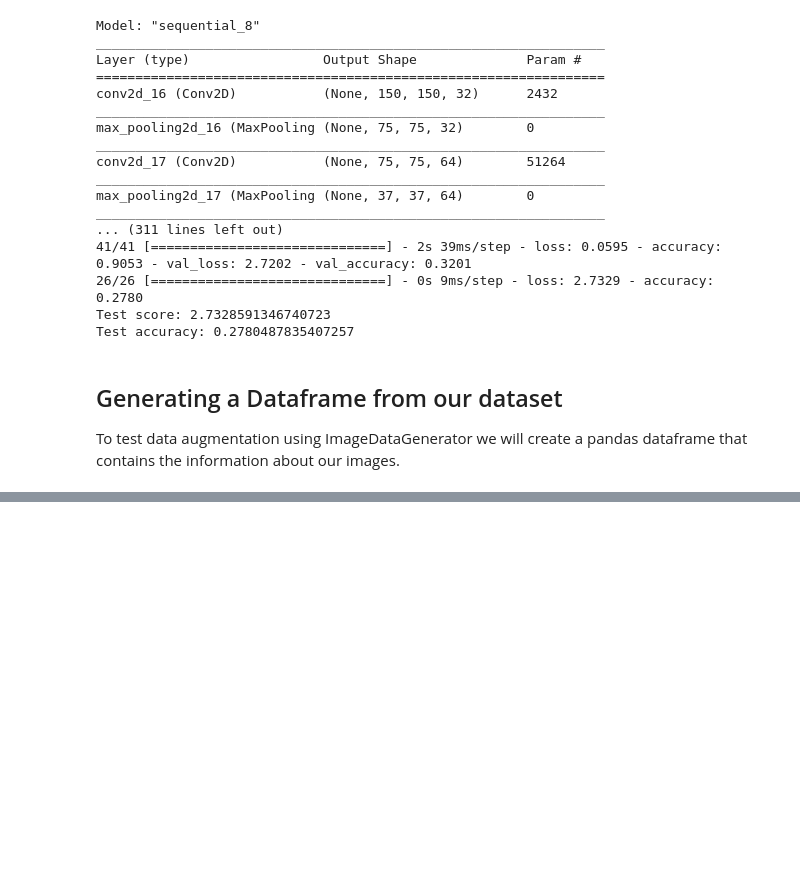
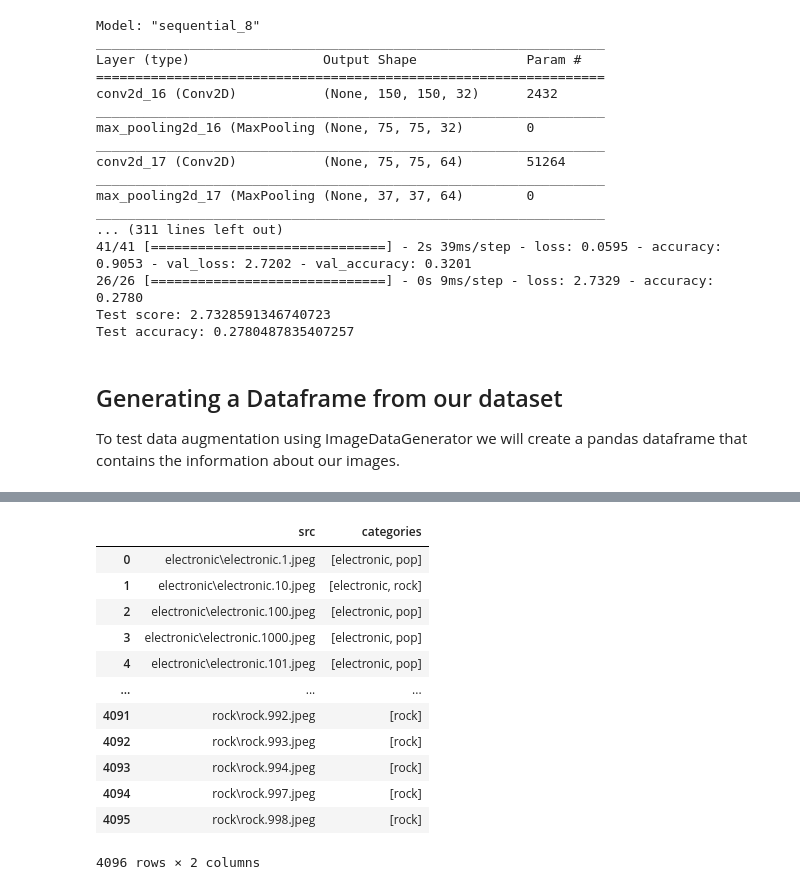
Before and after one commit to cbiehl30/ss20-dl, a Jupyter notebook: project-topic1-classifying-album-covers.ipynb, the cells around one changed output, grey strips where cells are left out. Saved outputs shown, nothing was run; the diff lists cells and outputs as text; code cells hidden in the pictures; blank space fills up the shorter version.

```diff
--- a/project-topic1-classifying-album-covers.ipynb
+++ b/project-topic1-classifying-album-covers.ipynb
@@ -729,0 +819,16 @@ To test data augmentation using ImageDataGenerator we will create a pandas dataf
+# %%
+df
+# %% [output]
+|  | src | categories |
+| 0 | electronic\electronic.1.jpeg | [electronic, pop] |
+| 1 | electronic\electronic.10.jpeg | [electronic, rock] |
+| 2 | electronic\electronic.100.jpeg | [electronic, pop] |
+| 3 | electronic\electronic.1000.jpeg | [electronic, pop] |
+| 4 | electronic\electronic.101.jpeg | [electronic, pop] |
+| ... | ... | ... |
+| 4091 | rock\rock.992.jpeg | [rock] |
+| 4092 | rock\rock.993.jpeg | [rock] |
+| 4093 | rock\rock.994.jpeg | [rock] |
+| 4094 | rock\rock.997.jpeg | [rock] |
+| 4095 | rock\rock.998.jpeg | [rock] |
+4096 rows × 2 columns
```
Also changed, not shown: parts of 2 cells of this notebook, 5 other files.
